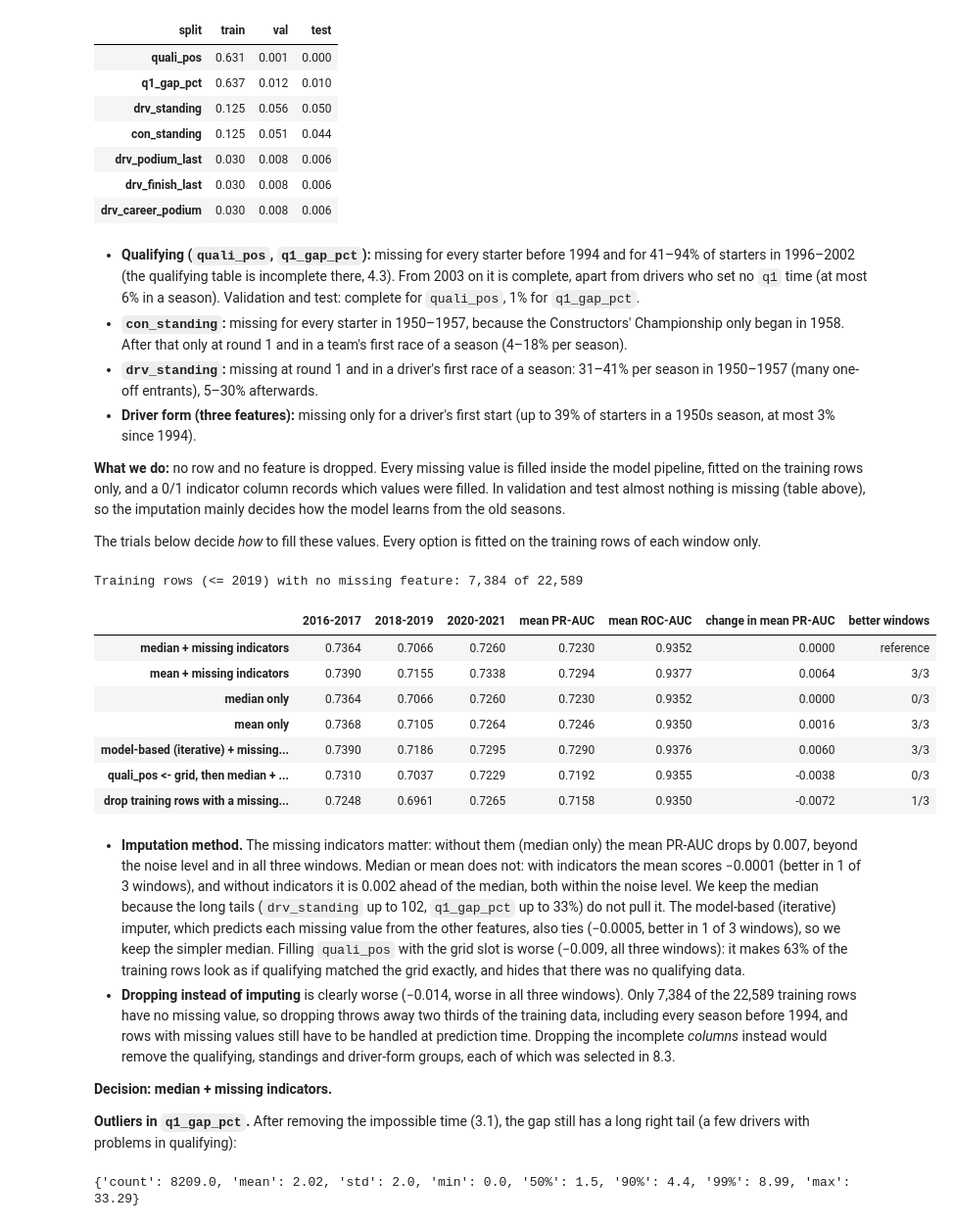
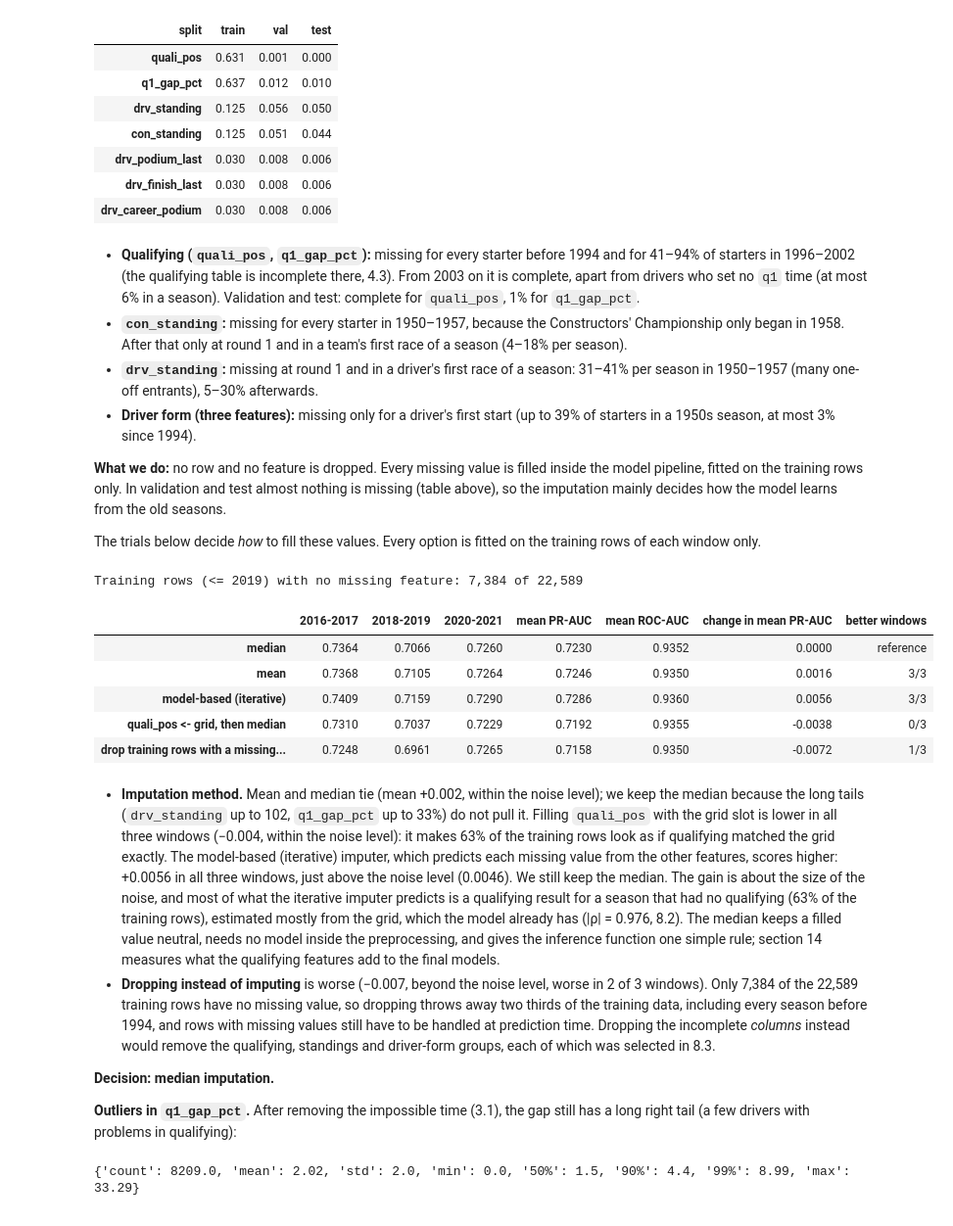
Before and after one commit to HamadaTamer/AI-Tools-Lab-F1-Project, a Jupyter notebook: F1_podium_prediction.ipynb, the cells around one changed output. Shown at 98% size. Saved outputs shown, nothing was run; the diff lists cells and outputs as text; code cells hidden in the pictures.

```diff
--- a/F1_podium_prediction.ipynb
+++ b/F1_podium_prediction.ipynb
@@ -2310,46 +2310,42 @@ features.groupby('split')[with_missing].agg(lambda s: s.isna().mean()).T[['train
 - **`drv_standing`:** missing at round 1 and in a driver's first race of a season: 31–41% per season in 1950–1957 (many one-off entrants), 5–30% afterwards.
 - **Driver form (three features):** missing only for a driver's first start (up to 39% of starters in a 1950s season, at most 3% since 1994).
 
-**What we do:** no row and no feature is dropped. Every missing value is filled inside the model pipeline, fitted on the training rows only, and a 0/1 indicator column records which values were filled. In validation and test almost nothing is missing (table above), so the imputation mainly decides how the model learns from the old seasons.
+**What we do:** no row and no feature is dropped. Every missing value is filled inside the model pipeline, fitted on the training rows only. In validation and test almost nothing is missing (table above), so the imputation mainly decides how the model learns from the old seasons.
 
 The trials below decide *how* to fill these values. Every option is fitted on the training rows of each window only.
 # %%
 def make_lr_with(imputer=None, scaler=None):
     # the trial logistic regression with another imputer and/or scaler ('passthrough' = no scaling)
-    imputer = SimpleImputer(strategy='median', add_indicator=True) if imputer is None else imputer
+    imputer = SimpleImputer(strategy='median') if imputer is None else imputer
     scaler = StandardScaler() if scaler is None else scaler
     return lambda: make_pipeline(imputer, scaler, LogisticRegression(max_iter=2000))
 
 
 domain = features.copy()
 domain['quali_pos'] = domain['quali_pos'].fillna(domain['grid_pos'])   # no qualifying row: use the grid slot
 complete_rows = features.dropna(subset=SELECTED)
 print(f'Training rows (<= 2019) with no missing feature: {complete_rows["year"].le(2019).sum():,} of {features["year"].le(2019).sum():,}')
 compare({
-    'median + missing indicators': score_windows(features, SELECTED, make_lr),
-    'mean + missing indicators': score_windows(features, SELECTED, make_lr_with(SimpleImputer(strategy='mean', add_indicator=True))),
-    'median only': score_windows(features, SELECTED, make_lr_with(SimpleImputer(strategy='median'))),
-    'mean only': score_windows(features, SELECTED, make_lr_with(SimpleImputer(strategy='mean'))),
-    'model-based (iterative) + missing indicators': score_windows(
-        features, SELECTED, make_lr_with(IterativeImputer(add_indicator=True, max_iter=30, random_state=SEED))),
-    'quali_pos <- grid, then median + indicators': score_windows(domain, SELECTED, make_lr),
+    'median': score_windows(features, SELECTED, make_lr),
+    'mean': score_windows(features, SELECTED, make_lr_with(SimpleImputer(strategy='mean'))),
+    'model-based (iterative)': score_windows(
+        features, SELECTED, make_lr_with(IterativeImputer(max_iter=30, random_state=SEED))),
+    'quali_pos <- grid, then median': score_windows(domain, SELECTED, make_lr),
     'drop training rows with a missing value': score_windows(complete_rows, SELECTED, eval_data=features),
 })
 # %% [output]
 Training rows (<= 2019) with no missing feature: 7,384 of 22,589
 |  | 2016-2017 | 2018-2019 | 2020-2021 | mean PR-AUC | mean ROC-AUC | change in mean PR-AUC | better windows |
-| median + missing indicators | 0.7364 | 0.7066 | 0.7260 | 0.7230 | 0.9352 | 0.0000 | reference |
-| mean + missing indicators | 0.7390 | 0.7155 | 0.7338 | 0.7294 | 0.9377 | 0.0064 | 3/3 |
-| median only | 0.7364 | 0.7066 | 0.7260 | 0.7230 | 0.9352 | 0.0000 | 0/3 |
-| mean only | 0.7368 | 0.7105 | 0.7264 | 0.7246 | 0.9350 | 0.0016 | 3/3 |
-| model-based (iterative) + missing... | 0.7390 | 0.7186 | 0.7295 | 0.7290 | 0.9376 | 0.0060 | 3/3 |
-| quali_pos <- grid, then median + ... | 0.7310 | 0.7037 | 0.7229 | 0.7192 | 0.9355 | -0.0038 | 0/3 |
+| median | 0.7364 | 0.7066 | 0.7260 | 0.7230 | 0.9352 | 0.0000 | reference |
+| mean | 0.7368 | 0.7105 | 0.7264 | 0.7246 | 0.9350 | 0.0016 | 3/3 |
+| model-based (iterative) | 0.7409 | 0.7159 | 0.7290 | 0.7286 | 0.9360 | 0.0056 | 3/3 |
+| quali_pos <- grid, then median | 0.7310 | 0.7037 | 0.7229 | 0.7192 | 0.9355 | -0.0038 | 0/3 |
 | drop training rows with a missing... | 0.7248 | 0.6961 | 0.7265 | 0.7158 | 0.9350 | -0.0072 | 1/3 |
 # %% [markdown]
-- **Imputation method.** The missing indicators matter: without them (median only) the mean PR-AUC drops by 0.007, beyond the noise level and in all three windows. Median or mean does not: with indicators the mean scores −0.0001 (better in 1 of 3 windows), and without indicators it is 0.002 ahead of the median, both within the noise level. We keep the median because the long tails (`drv_standing` up to 102, `q1_gap_pct` up to 33%) do not pull it. The model-based (iterative) imputer, which predicts each missing value from the other features, also ties (−0.0005, better in 1 of 3 windows), so we keep the simpler median. Filling `quali_pos` with the grid slot is worse (−0.009, all three windows): it makes 63% of the training rows look as if qualifying matched the grid exactly, and hides that there was no qualifying data.
-- **Dropping instead of imputing** is clearly worse (−0.014, worse in all three windows). Only 7,384 of the 22,589 training rows have no missing value, so dropping throws away two thirds of the training data, including every season before 1994, and rows with missing values still have to be handled at prediction time. Dropping the incomplete *columns* instead would remove the qualifying, standings and driver-form groups, each of which was selected in 8.3.
+- **Imputation method.** Mean and median tie (mean +0.002, within the noise level); we keep the median because the long tails (`drv_standing` up to 102, `q1_gap_pct` up to 33%) do not pull it. Filling `quali_pos` with the grid slot is lower in all three windows (−0.004, within the noise level): it makes 63% of the training rows look as if qualifying matched the grid exactly. The model-based (iterative) imputer, which predicts each missing value from the other features, scores higher: +0.0056 in all three windows, just above the noise level (0.0046). We still keep the median. The gain is about the size of the noise, and most of what the iterative imputer predicts is a qualifying result for a season that had no qualifying (63% of the training rows), estimated mostly from the grid, which the model already has (|ρ| = 0.976, 8.2). The median keeps a filled value neutral, needs no model inside the preprocessing, and gives the inference function one simple rule; section 14 measures what the qualifying features add to the final models.
+- **Dropping instead of imputing** is worse (−0.007, beyond the noise level, worse in 2 of 3 windows). Only 7,384 of the 22,589 training rows have no missing value, so dropping throws away two thirds of the training data, including every season before 1994, and rows with missing values still have to be handled at prediction time. Dropping the incomplete *columns* instead would remove the qualifying, standings and driver-form groups, each of which was selected in 8.3.
 
-**Decision: median + missing indicators.**
+**Decision: median imputation.**
 
 **Outliers in `q1_gap_pct`.** After removing the impossible time (3.1), the gap still has a long right tail (a few drivers with problems in qualifying):
 # %%
```
Also changed, not shown: parts of 50 cells of this notebook, 16 other files.
